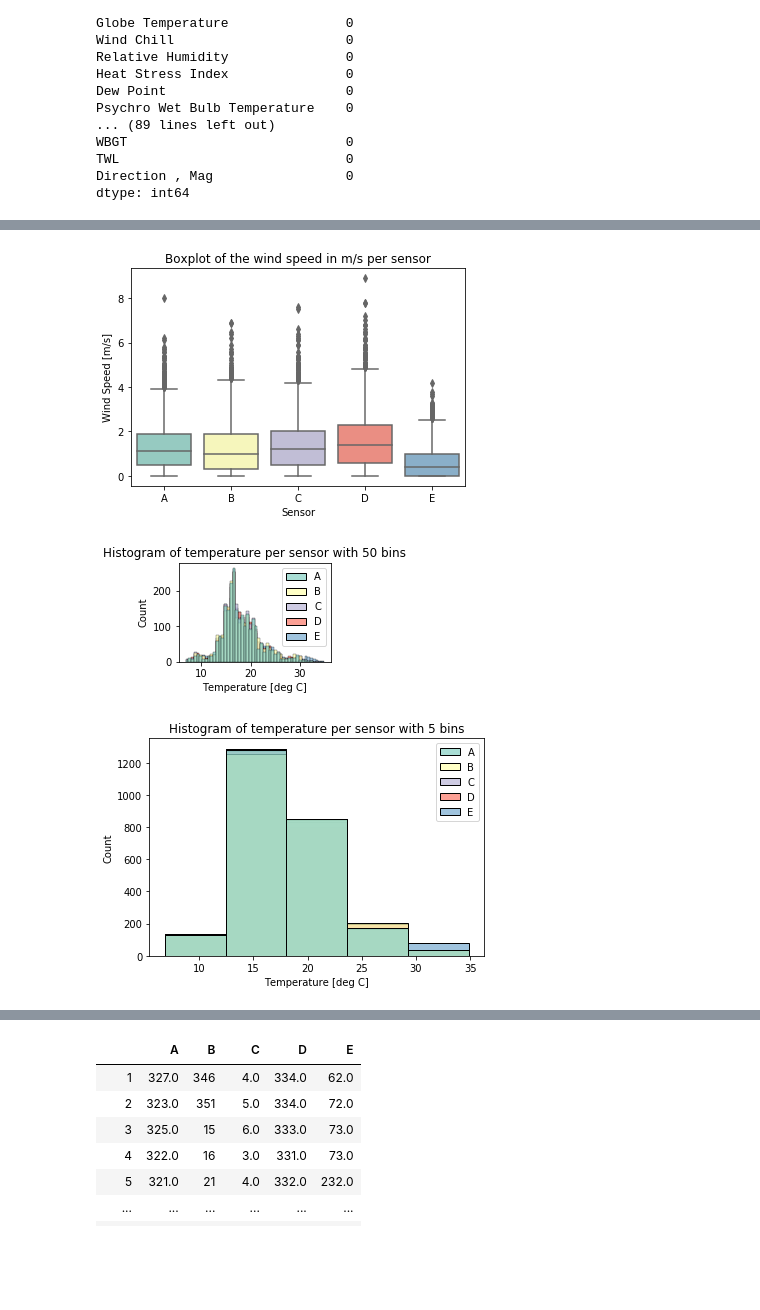
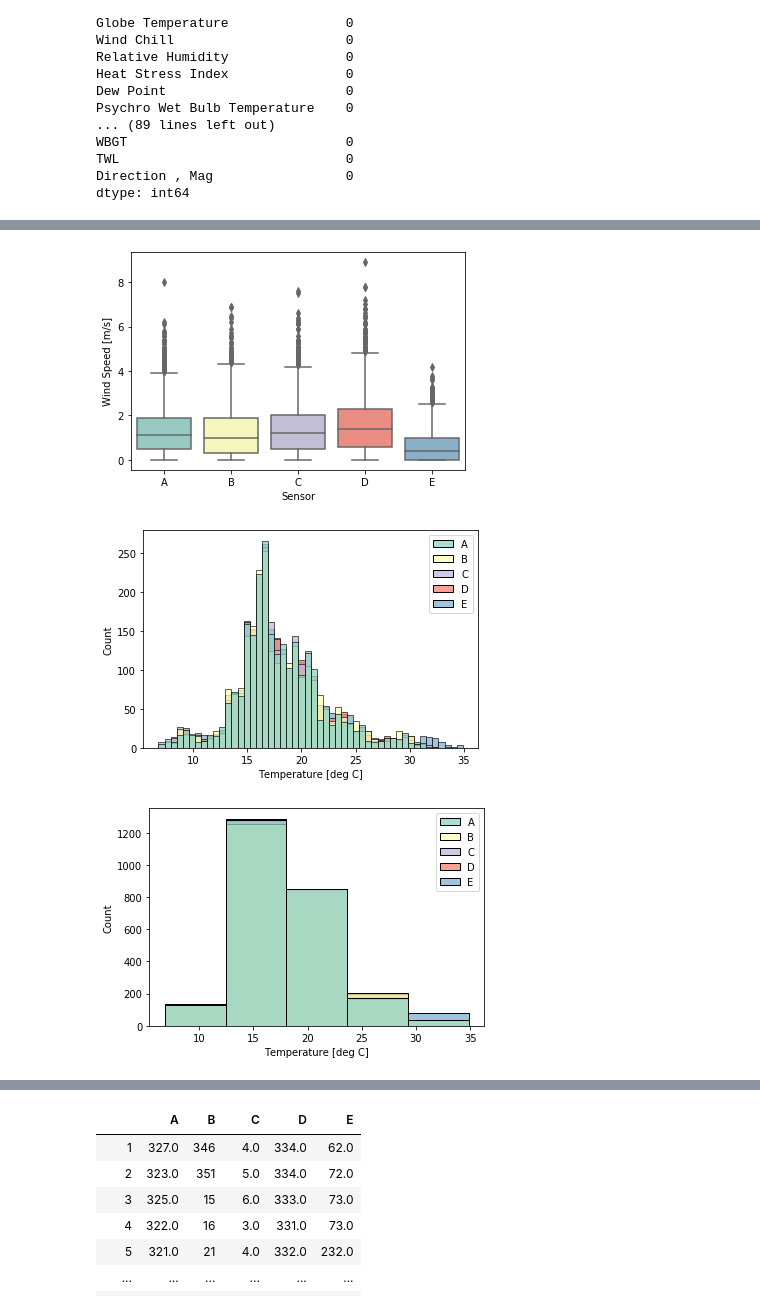
Before and after one commit to LouiseMerle/Assignment_1_GEO1001, a Jupyter notebook: Assignment_1.ipynb, the cells around one changed output, grey strips where cells are left out. Cells and saved outputs as stored; diff of their text form; code cells hidden in the pictures; blank space fills up the shorter version.

Commit message:
LaTeX figures added

```diff
--- a/Assignment_1.ipynb
+++ b/Assignment_1.ipynb
@@ -148,33 +188,28 @@ Wind_speed = pd.concat([sensor_a['Wind Speed'], sensor_b['Wind Speed'], sensor_c
                        axis=1, keys=['A', 'B', 'C', 'D', 'E'])
 # %%
 ax = sns.boxplot(data=Wind_speed, palette="Set3")
-ax.set(xlabel = 'Sensor', ylabel = 'Wind Speed [m/s]',
-      title = 'Boxplot of the wind speed in m/s per sensor')
+ax.set(xlabel = 'Sensor', ylabel = 'Wind Speed [m/s]')
 plt.savefig('Boxplot of wind speed')
 # %% [output]
-[figure, old version]
+[figure, new version]
 # %%
 Temperature = pd.concat([sensor_a['Temperature'], sensor_b['Temperature'], sensor_c['Temperature'],
                        sensor_d['Temperature'], sensor_e['Temperature']],
                        axis=1, keys=['A', 'B', 'C', 'D', 'E']).dropna()
 # %%
-plt.subplot(1,2,1)
-ax = sns.histplot(data=Temperature, bins = 5, palette="Set3", multiple="stack")
-ax.set(title = 'Histogram of temperature per sensor with 5 bins', xlabel = 'Temperature [deg C]')
-plt.savefig('Histogram of temperature per sensor with 5 bins')
 
-plt.subplot(2,2,1)
 ax = sns.histplot(data=Temperature, bins = 50, palette="Set3", multiple="stack")
-ax.set(title = 'Histogram of temperature per sensor with 50 bins', xlabel = 'Temperature [deg C]')
+ax.set(xlabel = 'Temperature [deg C]')
 plt.savefig('Histogram of temperature per sensor with 50 bins')
 
 plt.show()
 # %% [output]
-[figure, old version]
+[figure, new version]
 # %%
 ax = sns.histplot(data=Temperature, bins = 5, palette="Set3", multiple="stack")
-ax.set(title = 'Histogram of temperature per sensor with 5 bins', xlabel = 'Temperature [deg C]')
+ax.set(xlabel = 'Temperature [deg C]')
+
 plt.savefig('Histogram of temperature per sensor with 5 bins')
 # %% [output]
-[figure, old version]
+[figure, new version]
 # %%
```
Also changed, not shown: parts of 22 cells of this notebook, 35 other files.
